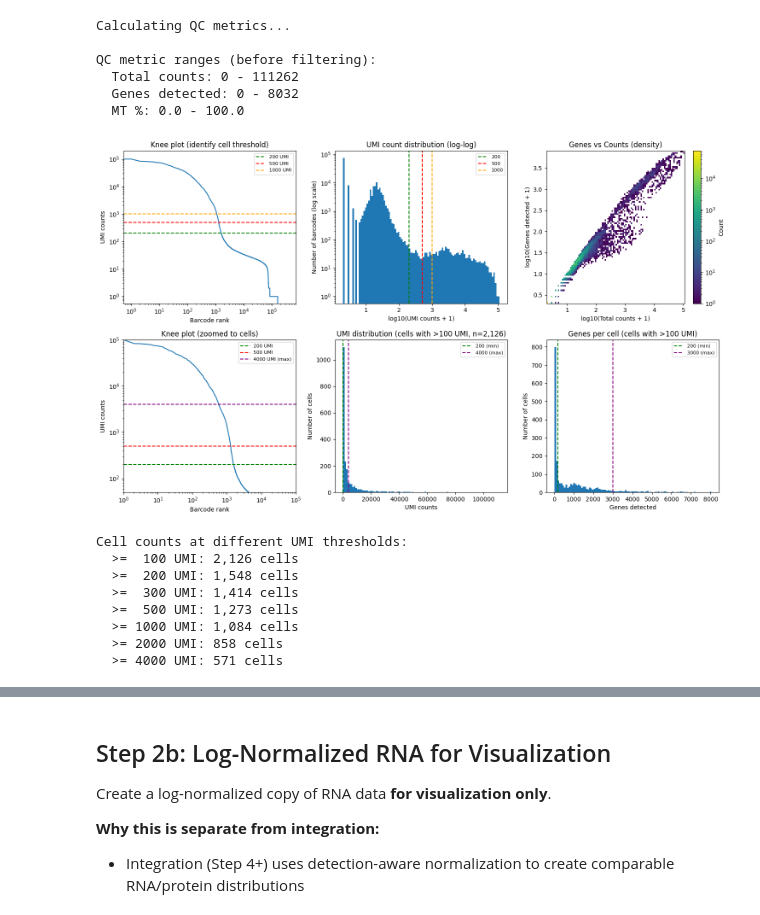
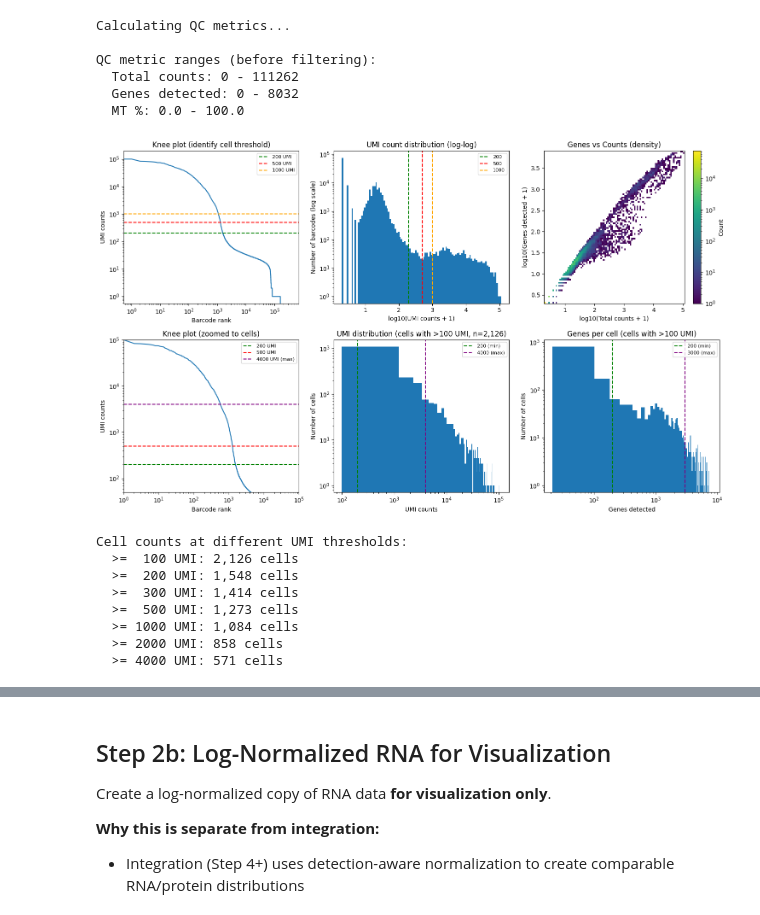
Before and after one commit to smith6jt-cop/maxfuse, a Jupyter notebook: notebooks/1_preprocessing.ipynb, the cells around one changed output, grey strips where cells are left out. Saved outputs shown, nothing was run; the diff lists cells and outputs as text; code cells hidden in the pictures.

```diff
--- a/notebooks/1_preprocessing.ipynb
+++ b/notebooks/1_preprocessing.ipynb
@@ -489,34 +432,38 @@ axes[1, 0].legend(fontsize=8)
 
 # Histogram zoomed to cells only
 cell_counts = rna_adata.obs['total_counts'][cell_mask]
 axes[1, 1].hist(cell_counts, bins=100)
 axes[1, 1].set_xlabel('UMI counts')
 axes[1, 1].set_ylabel('Number of cells')
+axes[1, 1].set_yscale('log')
+axes[1, 1].set_xscale('log')
 axes[1, 1].set_title(f'UMI distribution (cells with >100 UMI, n={cell_mask.sum():,})')
 axes[1, 1].axvline(x=200, color='g', linestyle='--', label='200 (min)')
 axes[1, 1].axvline(x=4000, color='purple', linestyle='--', label='4000 (max)')
 axes[1, 1].legend(fontsize=8)
 
 # Genes histogram zoomed to cells
 cell_genes = rna_adata.obs['n_genes_by_counts'][cell_mask]
 axes[1, 2].hist(cell_genes, bins=100)
 axes[1, 2].set_xlabel('Genes detected')
 axes[1, 2].set_ylabel('Number of cells')
+axes[1, 2].set_yscale('log')
+axes[1, 2].set_xscale('log')
 axes[1, 2].set_title(f'Genes per cell (cells with >100 UMI)')
 axes[1, 2].axvline(x=200, color='g', linestyle='--', label='200 (min)')
 axes[1, 2].axvline(x=3000, color='purple', linestyle='--', label='3000 (max)')
 axes[1, 2].legend(fontsize=8)
 
 plt.tight_layout()
 plt.show()
 
 # Count cells at different thresholds
 print("\nCell counts at different UMI thresholds:")
 for thresh in [100, 200, 300, 500, 1000, 2000, 4000]:
     n_cells = (rna_adata.obs['total_counts'] >= thresh).sum()
     print(f"  >= {thresh:4d} UMI: {n_cells:,} cells")
 # %% [output]
-[figure, old version]
+[figure, new version]
 Cell counts at different UMI thresholds:
   >=  100 UMI: 2,126 cells
   >=  200 UMI: 1,548 cells
```
Also changed, not shown: parts of 17 cells of this notebook, 4 other files.
